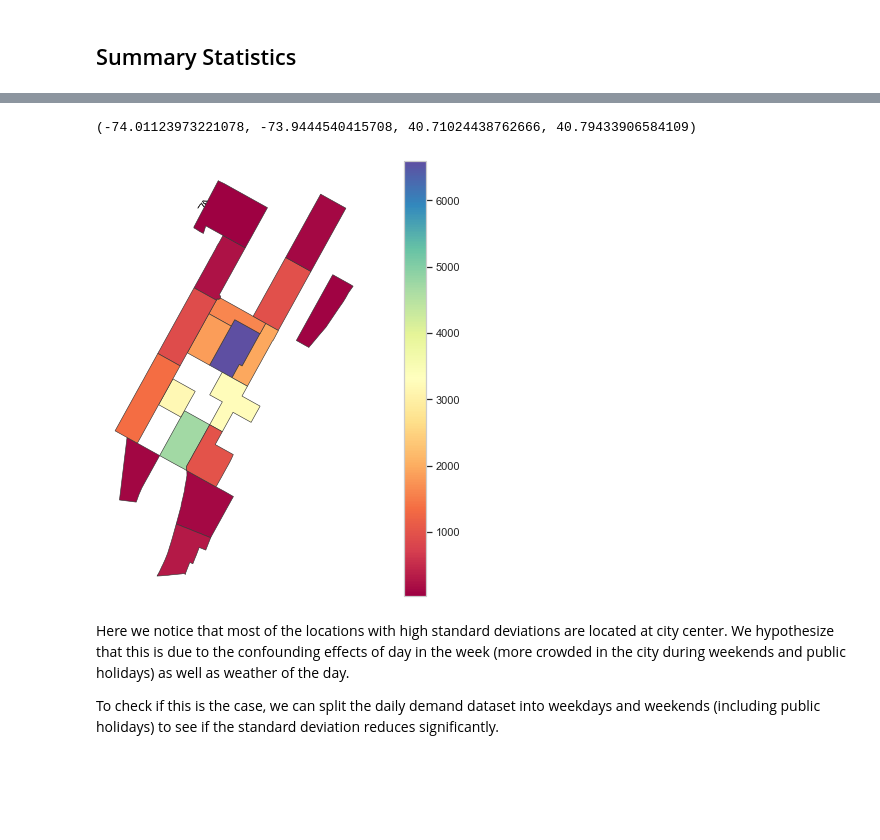
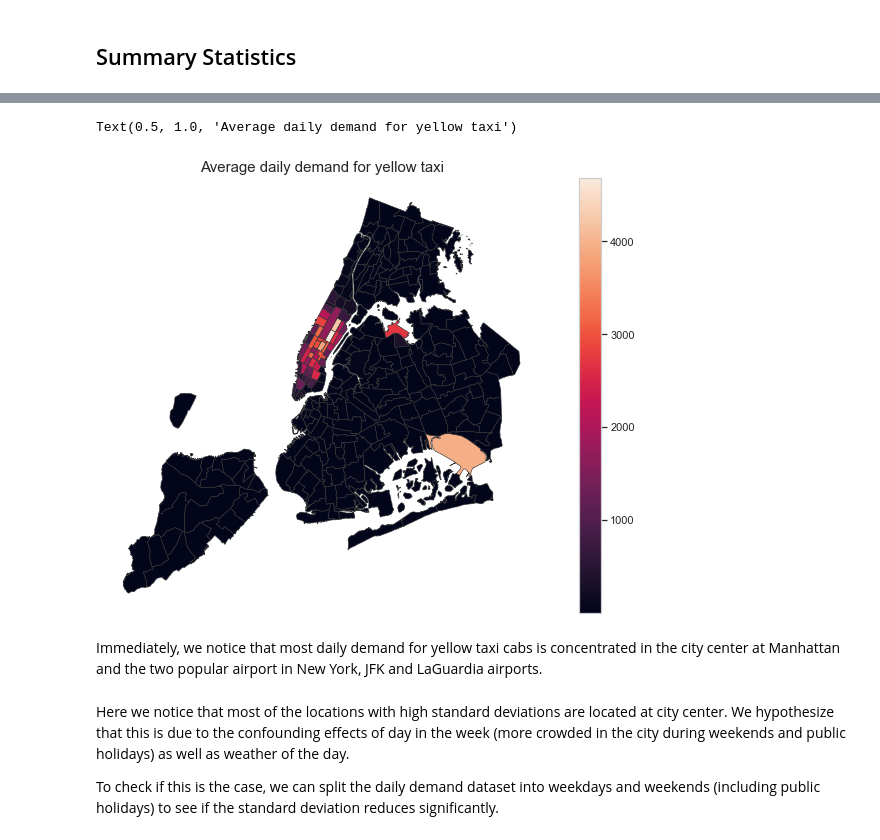
Before and after one commit to MuzhiRo/mast30034-project-1-olivertan1999, a Jupyter notebook: notebooks/EDA.ipynb, the cells around one changed output, grey strips where cells are left out. Cells and saved outputs as stored; diff of their text form; code cells hidden in the pictures; blank space fills up the shorter version.

Commit message:
Examined relationship between different features on demand

```diff
--- a/notebooks/EDA.ipynb
+++ b/notebooks/EDA.ipynb
@@ -194,5 +215,5 @@ location_hourly_statistics = pickup_hourly_demand.groupby(['pu_location_id', 'pi
 location_daily_statistics = pickup_daily_demand.groupby('pu_location_id').agg(*exprs)
 # %%
 # Examine the statistics of daily demand focusing on standard deviation
-daily_sorted_desc = location_daily_statistics.sort(func.col("stddev_samp(count)").desc()).toPandas()
-daily_sorted_desc
+daily_std_desc = location_daily_statistics.sort(func.col("stddev_samp(count)").desc()).toPandas()
+daily_avg_desc = location_daily_statistics.sort(func.col("avg(count)").desc()).toPandas()
@@ -213,8 +220,13 @@ daily_sorted_desc
 # %%
-top_20_most_volatile_location = daily_sorted_desc.head(20)
-top_20_most_volatile_location = pd.merge(top_20_most_volatile_location,
-                                         total_units_df,
-                                         left_on='pu_location_id',
-                                         right_on='LocationID',
-                                         how='inner')
+volatile_location = pd.merge(daily_std_desc,
+                             total_units_df,
+                             left_on='pu_location_id',
+                             right_on='LocationID',
+                             how='inner')
+
+avg_demand_location = pd.merge(daily_avg_desc,
+                               total_units_df,
+                               left_on='pu_location_id',
+                               right_on='LocationID',
+                               how='inner')
 # %%
@@ -242,11 +314,16 @@ top_10_most_volatile_location
+# %%
+avg_demand_location['log(C)'] = np.log(avg_demand_location['C'])
 # %%
 fig, ax = plt.subplots(1, figsize=(14,8))
-gpd.GeoDataFrame(top_20_most_volatile_location).plot(column='O', categorical=False, cmap='Spectral', linewidth=.6, edgecolor='0.2',
+gpd.GeoDataFrame(avg_demand_location).plot(column='avg(count)', categorical=False, linewidth=.6, edgecolor='0.2',
          legend=True, ax=ax)
 ax.axis('off')
+plt.title('Average daily demand for yellow taxi', fontsize=15)
 # %% [output]
-(-74.01123973221078, -73.9444540415708, 40.71024438762666, 40.79433906584109)
+Text(0.5, 1.0, 'Average daily demand for yellow taxi')
-[figure, old version]
+[figure, new version]
+# %% [markdown]
+Immediately, we notice that most daily demand for yellow taxi cabs is concentrated in the city center at Manhattan and the two popular airport in New York, JFK and LaGuardia airports.
 # %% [markdown]
 Here we notice that most of the locations with high standard deviations are located at city center. We hypothesize that this is due to the confounding effects of day in the week (more crowded in the city during weekends and public holidays) as well as weather of the day.
 
```
Also changed, not shown: parts of 25 cells of this notebook.
